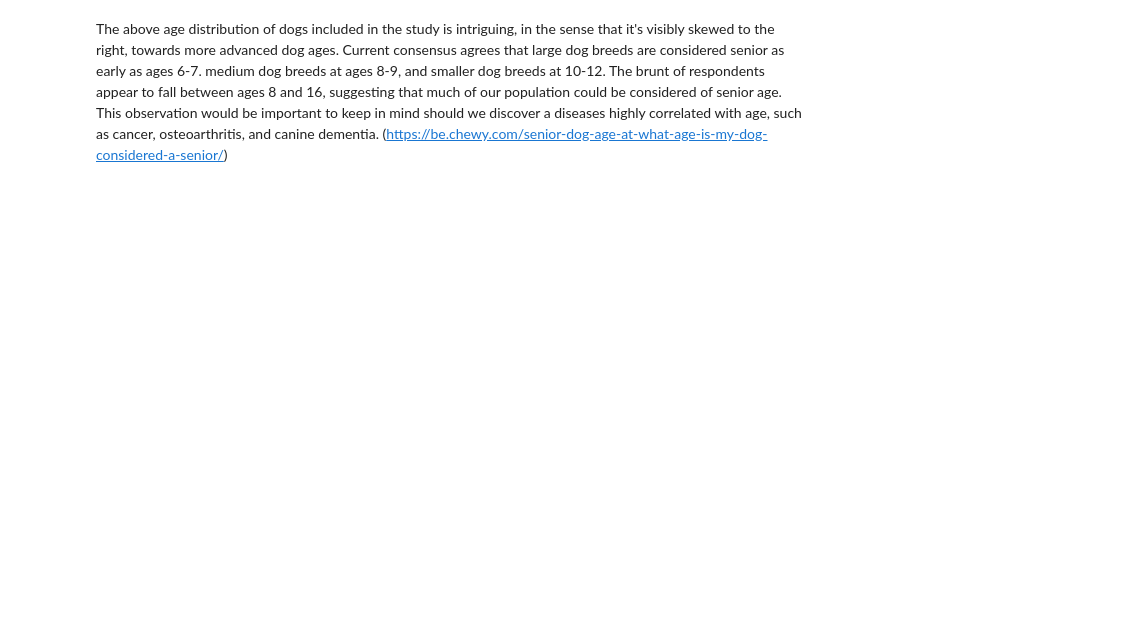
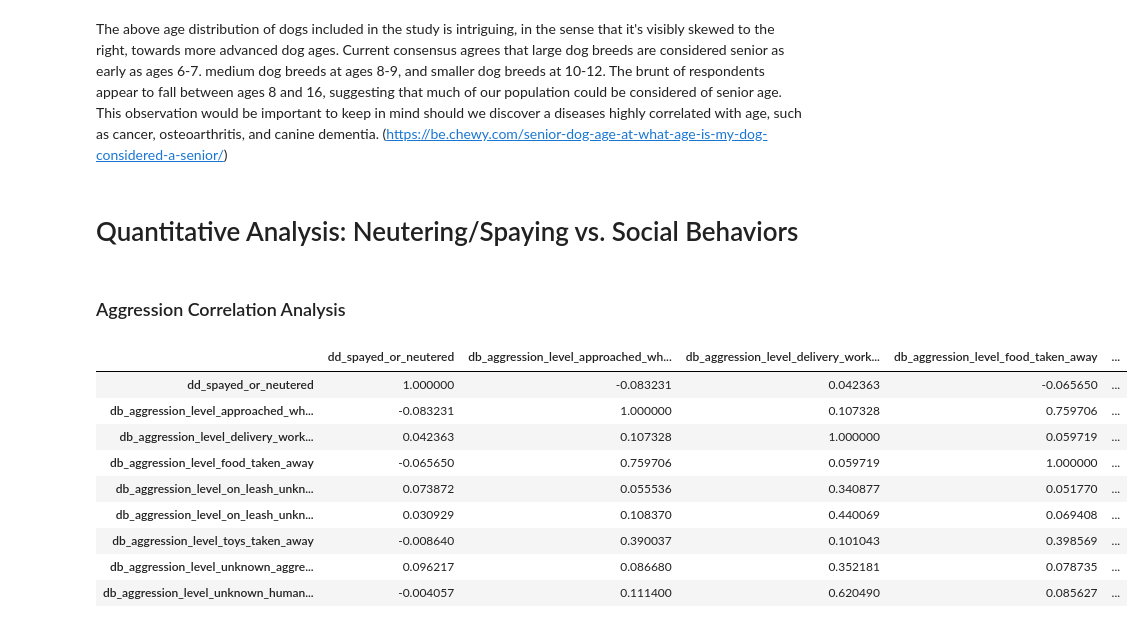
Before and after one commit to aseem645/Capstone, a Jupyter notebook: capstone_data_eda.ipynb, the cells around one changed output. Saved outputs shown, nothing was run; the diff lists cells and outputs as text; code cells hidden in the pictures; blank space fills up the shorter version.

```diff
--- a/capstone_data_eda.ipynb
+++ b/capstone_data_eda.ipynb
@@ -283,0 +286,24 @@ The above age distribution of dogs included in the study is intriguing, in the s
+# %% [markdown]
+# Quantitative Analysis: Neutering/Spaying vs. Social Behaviors
+# %% [markdown]
+### Aggression Correlation Analysis
+# %%
+aggression_df = merged_df_fin[['dd_spayed_or_neutered', 'db_aggression_level_approached_while_eating', 'db_aggression_level_delivery_workers_at_home',
+                               'db_aggression_level_food_taken_away', 'db_aggression_level_on_leash_unknown_dog', 'db_aggression_level_on_leash_unknown_human',
+                              'db_aggression_level_toys_taken_away', 'db_aggression_level_unknown_aggressive_dog', 'db_aggression_level_unknown_human_near_yard']]
+
+
+correlation_aggression = aggression_df.corr()
+
+correlation_aggression
+# %% [output]
+|  | dd_spayed_or_neutered | db_aggression_level_approached_wh... | db_aggression_level_delivery_work... | db_aggression_level_food_taken_away | ... |
+| dd_spayed_or_neutered | 1.000000 | -0.083231 | 0.042363 | -0.065650 | ... |
+| db_aggression_level_approached_wh... | -0.083231 | 1.000000 | 0.107328 | 0.759706 | ... |
+| db_aggression_level_delivery_work... | 0.042363 | 0.107328 | 1.000000 | 0.059719 | ... |
+| db_aggression_level_food_taken_away | -0.065650 | 0.759706 | 0.059719 | 1.000000 | ... |
+| db_aggression_level_on_leash_unkn... | 0.073872 | 0.055536 | 0.340877 | 0.051770 | ... |
+| db_aggression_level_on_leash_unkn... | 0.030929 | 0.108370 | 0.440069 | 0.069408 | ... |
+| db_aggression_level_toys_taken_away | -0.008640 | 0.390037 | 0.101043 | 0.398569 | ... |
+| db_aggression_level_unknown_aggre... | 0.096217 | 0.086680 | 0.352181 | 0.078735 | ... |
+| db_aggression_level_unknown_human... | -0.004057 | 0.111400 | 0.620490 | 0.085627 | ... |
```
Also changed, not shown: parts of 14 cells of this notebook.
